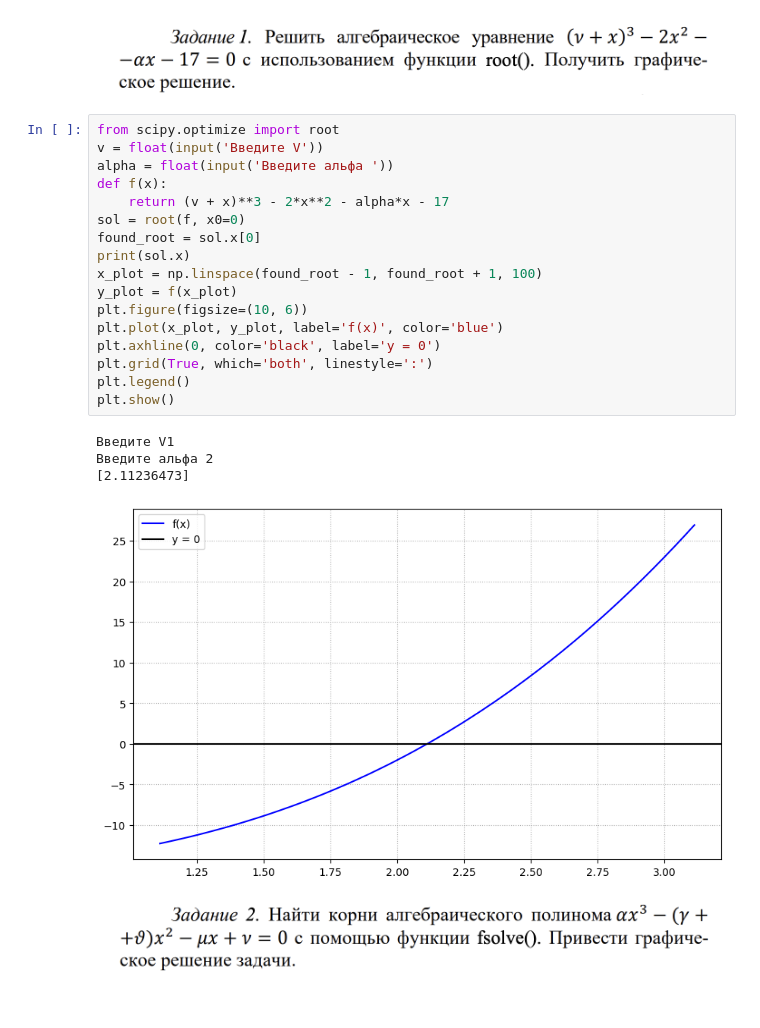
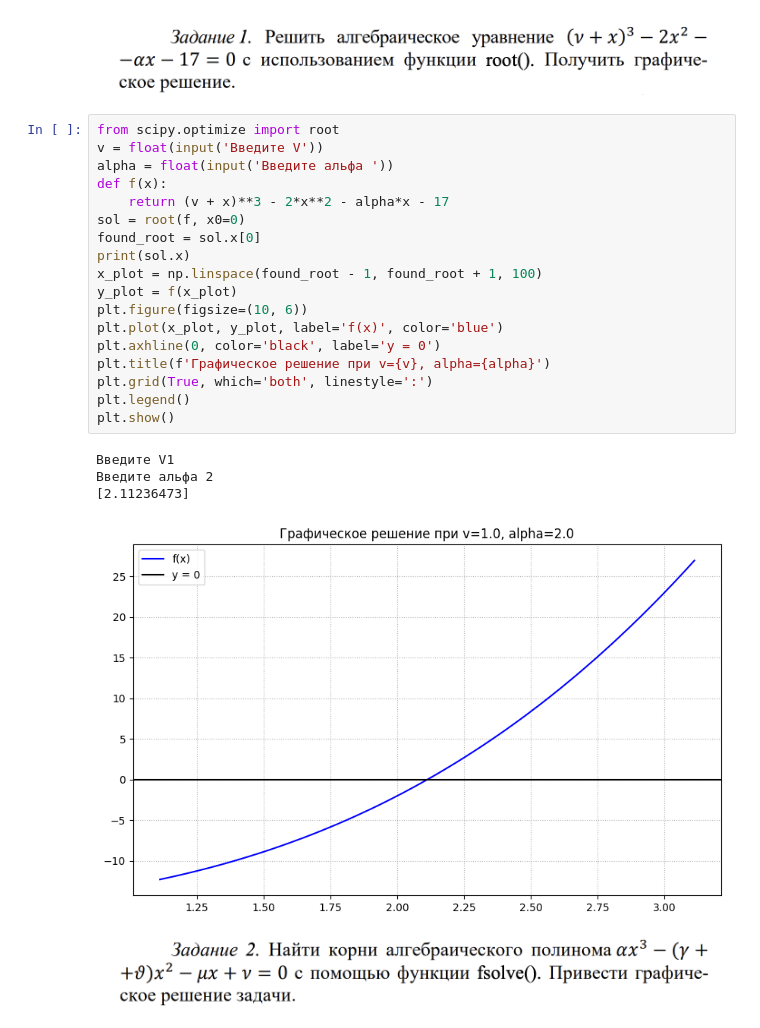
Before and after one commit to DanisStepanov/Computer-mathematics-systems, a Jupyter notebook: 4. Библиотека SciPy/Практическая_работа_№4_Библиотека_SciPy_Часть_№1.ipynb, the cells around one changed output. Saved outputs shown, nothing was run; the diff lists cells and outputs as text.

```diff
--- a/4. Библиотека SciPy/Практическая_работа_№4_Библиотека_SciPy_Часть_№1.ipynb
+++ b/4. Библиотека SciPy/Практическая_работа_№4_Библиотека_SciPy_Часть_№1.ipynb
@@ -115,25 +115,26 @@ print(f"Значение функции: {res.fun:.10f}")
 # %%
 from scipy.optimize import root
 v = float(input('Введите V'))
 alpha = float(input('Введите альфа '))
 def f(x):
     return (v + x)**3 - 2*x**2 - alpha*x - 17
 sol = root(f, x0=0)
 found_root = sol.x[0]
 print(sol.x)
 x_plot = np.linspace(found_root - 1, found_root + 1, 100)
 y_plot = f(x_plot)
 plt.figure(figsize=(10, 6))
 plt.plot(x_plot, y_plot, label='f(x)', color='blue')
 plt.axhline(0, color='black', label='y = 0')
+plt.title(f'Графическое решение при v={v}, alpha={alpha}')
 plt.grid(True, which='both', linestyle=':')
 plt.legend()
 plt.show()
 # %% [output]
 Введите V1
 Введите альфа 2
 [2.11236473]
-[figure, old version]
+[figure, new version]
 # %% [markdown]
 ![image.png](embedded-picture-1)
 # %%
```
Also changed, not shown: parts of 2 cells of this notebook.
